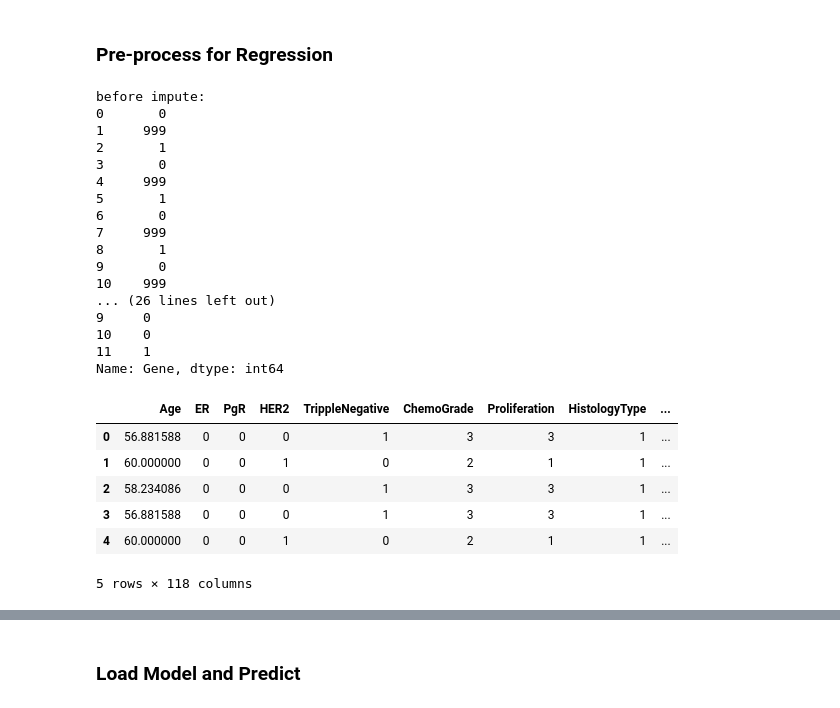
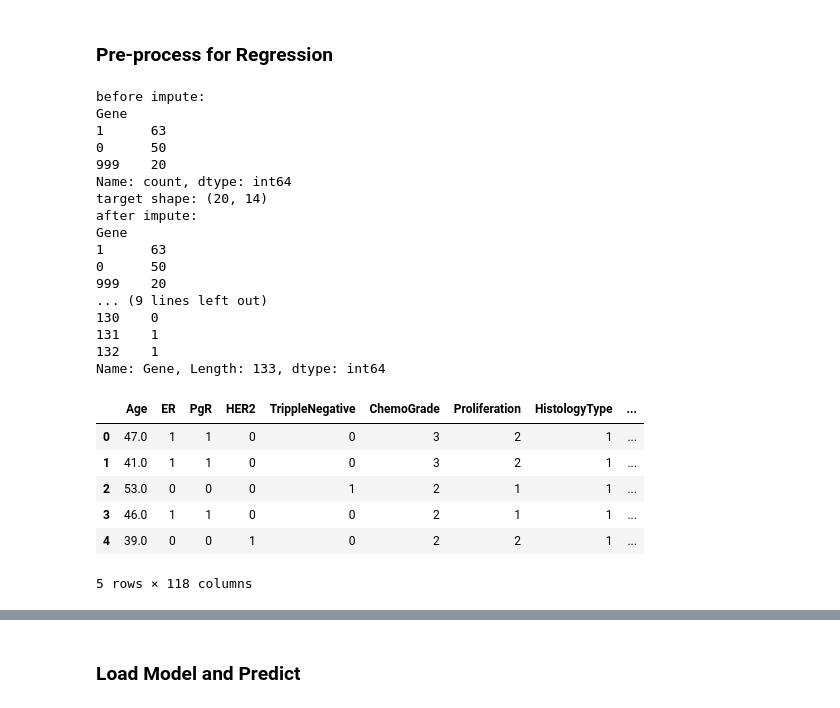
Before and after one commit to tomas-ribeiro-pinto/COMP4139_Machine_Learning, a Jupyter notebook: Assignment 2/FinalTestRFS.ipynb, the cells around one changed output, grey strips where cells are left out. Cells and saved outputs as stored; diff of their text form; code cells hidden in the pictures.

```diff
--- a/Assignment 2/FinalTestRFS.ipynb
+++ b/Assignment 2/FinalTestRFS.ipynb
@@ -7,12 +7,8 @@ import seaborn as sns
 import numpy as np
 import matplotlib.pyplot as plt
 
-# Install xlrd package
-%pip install xlrd
-
-# all_df = pd.read_excel('TestDatasetExample.xlsx', index_col=False)
-all_df = pd.read_csv('TestDatasetExample_2.csv', index_col=False)
-IDs = all_df['ID']
-all_df.drop('ID', axis=1, inplace=True)
-all_df.head()
+test_df = pd.read_excel('FinalTestDataset2024.xls', index_col=False)
+IDs = test_df['ID']
+test_df.drop('ID', axis=1, inplace=True)
+test_df.iloc[:,11:].head()
 # %% [output]
@@ -43,8 +34,11 @@ keep_feat_names = []
 with open('gene_clf_selected_features.json', 'rb') as f:
   keep_feat_names = json.load(f)
 
-if 999 not in all_df['Gene'].values:
+if 999 not in test_df['Gene'].values:
   print("no missing Gene - skipping gene impute")
+  print(test_df['Gene'].value_counts())
+
+
 else:
   # replace missing gene with classification result
   # see train_gene_classifier.ipynb for more details
@@ -52,62 +46,63 @@ else:
     log_res_clf = pickle.load(f)
 
     # rebuild prediction df
-    gene_impute_df = all_df.copy()
+    gene_impute_df = test_df.copy()
 
     y = gene_impute_df['Gene']
 
     print("before impute:")
-    print(gene_impute_df['Gene'])
+    # print value counts of gene
+    print(test_df['Gene'].value_counts())
 
     keep_df = gene_impute_df[keep_feat_names]
     replace_index = keep_df[keep_df['Gene'] == 999].index
 
     # get prediction on missing gene
     target = gene_impute_df.loc[replace_index, keep_feat_names]
     target.drop('Gene', axis=1, inplace=True)
 
     print("target shape:", target.shape)
 
     pred = log_res_clf.predict(target)
     gene_impute_df.loc[replace_index, 'Gene'] = pred
 
     print("after impute:")
-    print(gene_impute_df['Gene'])
+    print(test_df['Gene'].value_counts())
 
-    # assign back to all_df
-    all_df['Gene'] = gene_impute_df['Gene']
+    # assign back to test_df
+    test_df['Gene'] = gene_impute_df['Gene']
 
   # Replace missing values with median of the column
   imputer = SimpleImputer(strategy="median", missing_values=999)
-  all_df[:] = imputer.fit_transform(all_df)
+  test_df[:] = imputer.fit_transform(test_df)
 
-print(all_df['Gene'])
+print(test_df['Gene'])
 
-all_df.head()
+test_df.head()
 # %% [output]
 before impute:
-0       0
-1     999
-2       1
-3       0
-4     999
-5       1
-6       0
-7     999
-8       1
-9       0
-10    999
-... (26 lines left out)
-9     0
-10    0
-11    1
-Name: Gene, dtype: int64
+Gene
+1      63
+0      50
+999    20
+Name: count, dtype: int64
+target shape: (20, 14)
+after impute:
+Gene
+1      63
+0      50
+999    20
+... (9 lines left out)
+130    0
+131    1
+132    1
+Name: Gene, Length: 133, dtype: int64
 |  | Age | ER | PgR | HER2 | TrippleNegative | ChemoGrade | Proliferation | HistologyType | ... |
-| 0 | 56.881588 | 0 | 0 | 0 | 1 | 3 | 3 | 1 | ... |
-| 1 | 60.000000 | 0 | 0 | 1 | 0 | 2 | 1 | 1 | ... |
-| 2 | 58.234086 | 0 | 0 | 0 | 1 | 3 | 3 | 1 | ... |
-| 3 | 56.881588 | 0 | 0 | 0 | 1 | 3 | 3 | 1 | ... |
-| 4 | 60.000000 | 0 | 0 | 1 | 0 | 2 | 1 | 1 | ... |
+| 0 | 47.0 | 1 | 1 | 0 | 0 | 3 | 2 | 1 | ... |
+| 1 | 41.0 | 1 | 1 | 0 | 0 | 3 | 2 | 1 | ... |
+| 2 | 53.0 | 0 | 0 | 0 | 1 | 2 | 1 | 1 | ... |
+| 3 | 46.0 | 1 | 1 | 0 | 0 | 2 | 1 | 1 | ... |
+| 4 | 39.0 | 0 | 0 | 1 | 0 | 2 | 2 | 1 | ... |
 5 rows × 118 columns
 # %%
 from outlier_removal import removeOutliers
```
Also changed, not shown: parts of 6 cells of this notebook, 6 other files.
